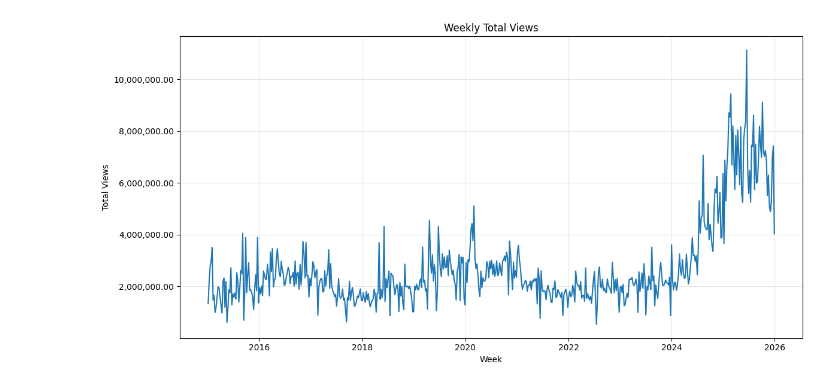
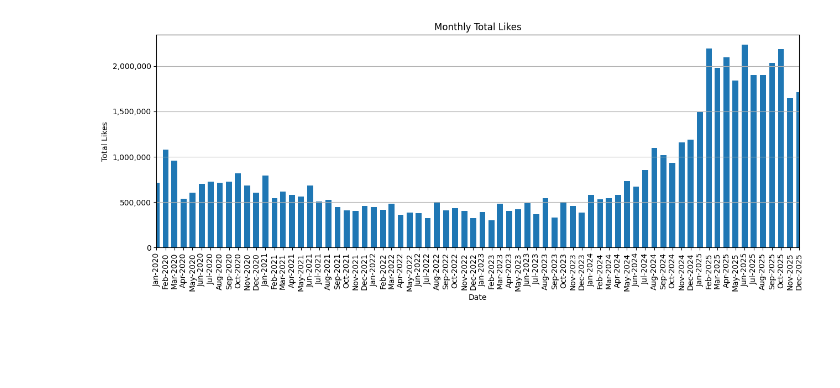
Before and after one commit to martinmmv/YouTube-Data-API-v3-Secular-Talk, a Jupyter notebook: SecularTalk_0006_Views&Likes.ipynb, the cells around one changed output. Drawn from its saved outputs; the diff is of its cells as text; code cells hidden in the pictures; blank space fills up the shorter version.

```diff
--- a/SecularTalk_0006_Views&Likes.ipynb
+++ b/SecularTalk_0006_Views&Likes.ipynb
@@ -13 +30,11 @@ data['publishedAt'] = pd.to_datetime(data['publishedAt'])
+# %%
+# group data by month-year
+monthly_data = data.groupby(data["publishedAt"].dt.to_period("M")).agg({
+    "viewCount": "sum",
+    "likeCount": "sum",
+    "commentCount": "sum"
+    })
+
+# turn index to time stamp
+monthly_data.index = monthly_data.index.to_timestamp()
 # %%
@@ -231,4 +55,19 @@ def plot_weekly_views(filtered_weeks):
-# %%
-plot_weekly_views(filtered_weeks)
-# %% [output]
-[figure, removed]
+# %%
+# bar graph: likes
+plt.figure(figsize=(15, 5))
+plt.bar(monthly_data.index, monthly_data["likeCount"], width=20)
+plt.title("Monthly Total Likes")
+plt.xlabel("Date")
+plt.ylabel("Total Likes")
+plt.grid(axis="y", alpha=1)
+plt.xticks(rotation=90)
+
+ax = plt.gca()
+ax.xaxis.set_major_locator(mdates.MonthLocator(interval=1))
+ax.xaxis.set_major_formatter(mdates.DateFormatter("%b-%Y"))
+ax.yaxis.set_major_formatter(StrMethodFormatter('{x:,.0f}'))
+ax.set_xlim(monthly_data.index.min(), monthly_data.index.max())
+
+plt.show()
+# %% [output]
+[figure, added]
```
Also changed, not shown: parts of 20 cells of this notebook.
